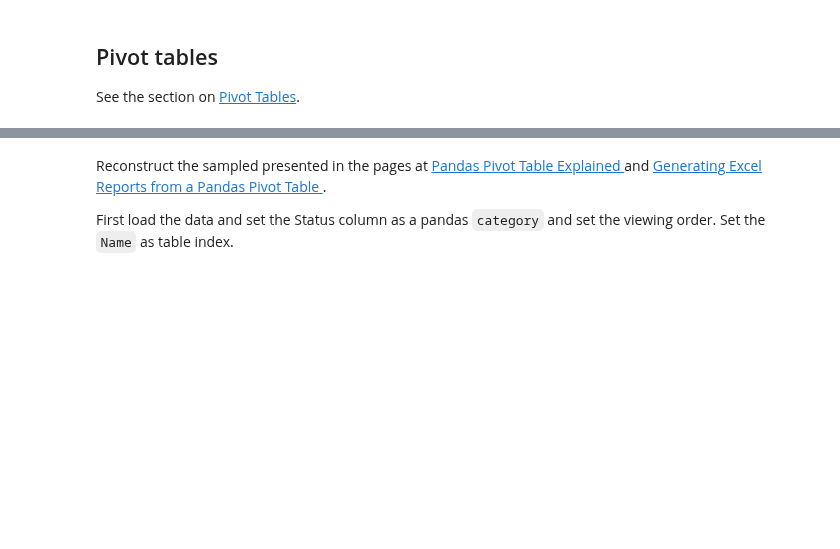
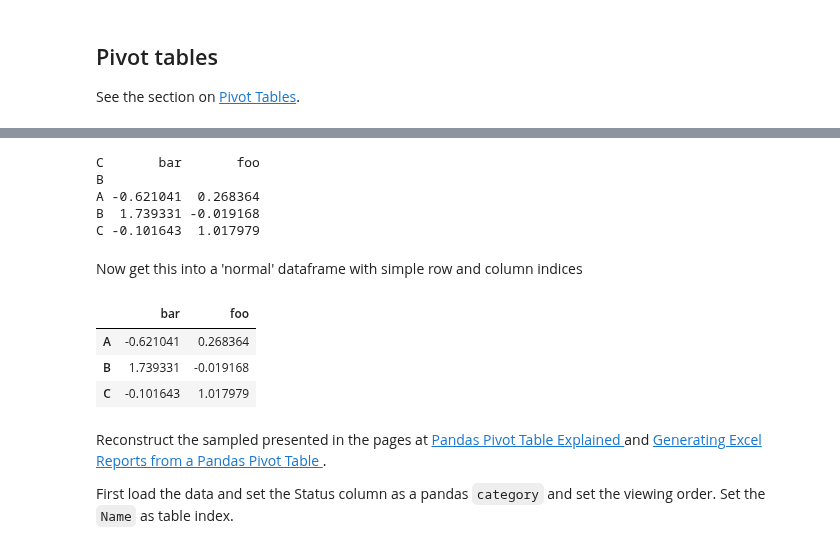
Before and after one commit to NelisW/PythonNotesToSelf, a Jupyter notebook: pandas/PandasCheatSheet.ipynb, the cells around one changed output, grey strips where cells are left out. Cells and saved outputs as stored; diff of their text form; code cells hidden in the pictures; blank space fills up the shorter version.

```diff
--- a/pandas/PandasCheatSheet.ipynb
+++ b/pandas/PandasCheatSheet.ipynb
@@ -3043,3 +3061,30 @@ pd.pivot_table(df, values='D', index=['A', 'B'], columns=['C'])
+# %%
+dfx = pd.pivot_table(df, values='D', index=['B'], columns=['C'])
+print(dfx)
+# %% [output]
+C       bar       foo
+B
+A -0.621041  0.268364
+B  1.739331 -0.019168
+C -0.101643  1.017979
+# %% [markdown]
+Now get this into a 'normal' dataframe with simple row and column indices
+# %%
+dfx = dfx.rename_axis(None,axis=1)
+# ncols = [f'{i}K' for i in  dfx.columns]
+# dfx.columns = ncols
+dfx = dfx.reset_index()
+dfx = dfx.set_index('B')
+# dfx = dfx.drop(['index'],axis=1)
+dfx = dfx.rename_axis(None,axis=0)
+# nems = [f'emis {i:.1f}' for i in  dfx.index]
+# dfx.index = nems
+HTML(dfx.to_html())
+# %% [output]
+|  | bar | foo |
+| A | -0.621041 | 0.268364 |
+| B | 1.739331 | -0.019168 |
+| C | -0.101643 | 1.017979 |
 # %% [markdown]
 Reconstruct the sampled presented in the pages at [Pandas Pivot Table Explained ](http://pbpython.com/pandas-pivot-table-explained.html) and [Generating Excel Reports from a Pandas Pivot Table ](http://pbpython.com/pandas-pivot-report.html).
 
```
Also changed, not shown: parts of 5 cells of this notebook, 1 other file.
